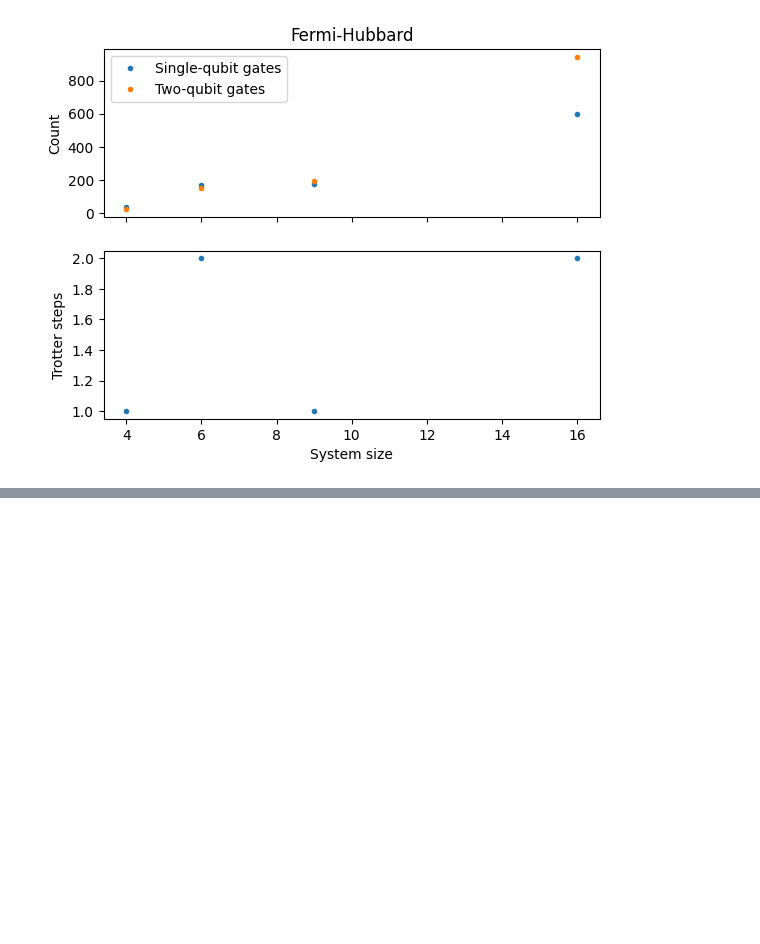
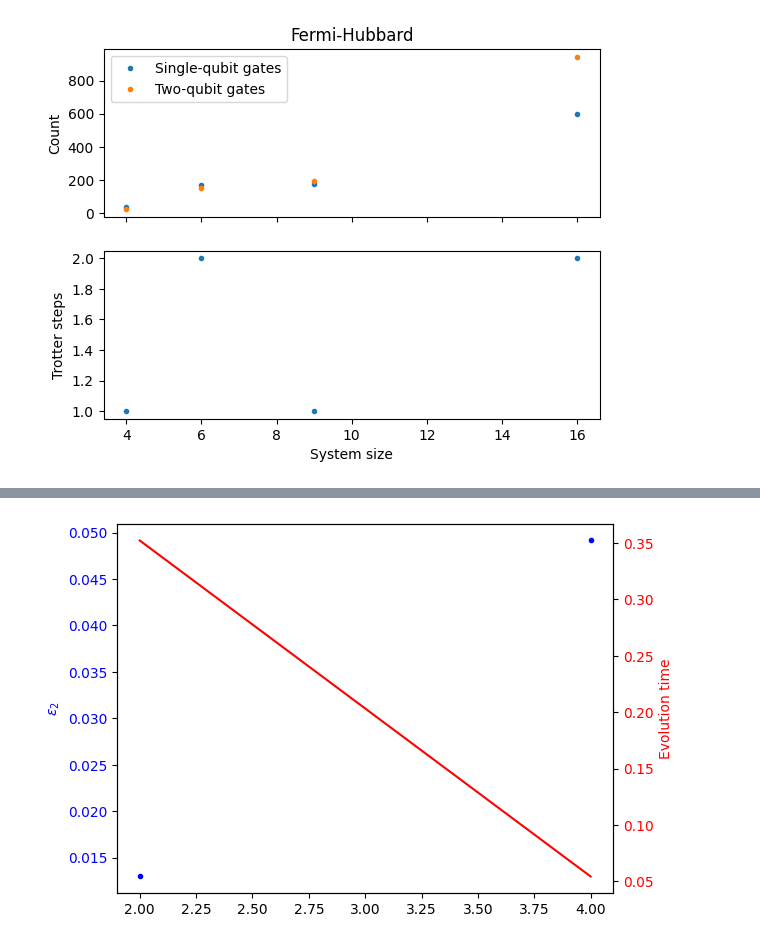
Before and after one commit to bdalfavero/qpe_resources, a Jupyter notebook: qpe_plots.ipynb, the cells around one changed output, grey strips where cells are left out. Cells and saved outputs as stored; diff of their text form; code cells hidden in the pictures; blank space fills up the shorter version.

```diff
--- a/qpe_plots.ipynb
+++ b/qpe_plots.ipynb
@@ -46,0 +108,15 @@ Text(0.5, 1.0, 'Fermi-Hubbard')
+# %%
+fig2, ax2 = plt.subplots()
+color = "blue"
+ax2.plot(df["size"], df["eps2"], '.', color=color, label=r"$\epsilon_2$")
+# ax2.plot(df["size"], df["eps2 bound"], '.', label=r"Bound on $\epsilon_2$")
+ax2.set_ylabel(r"$\epsilon_2$", color=color)
+ax2.tick_params(axis="y", labelcolor=color)
+
+color = "red"
+ax2b = ax2.twinx()
+ax2b.plot(df["size"], df["evol_time"], '-', color=color, label="Evolution time")
+ax2b.set_ylabel("Evolution time", color=color)
+ax2b.tick_params(axis="y", labelcolor=color)
+# %% [output]
+[figure, added]
```
Also changed, not shown: parts of 7 cells of this notebook, 1 other file.
